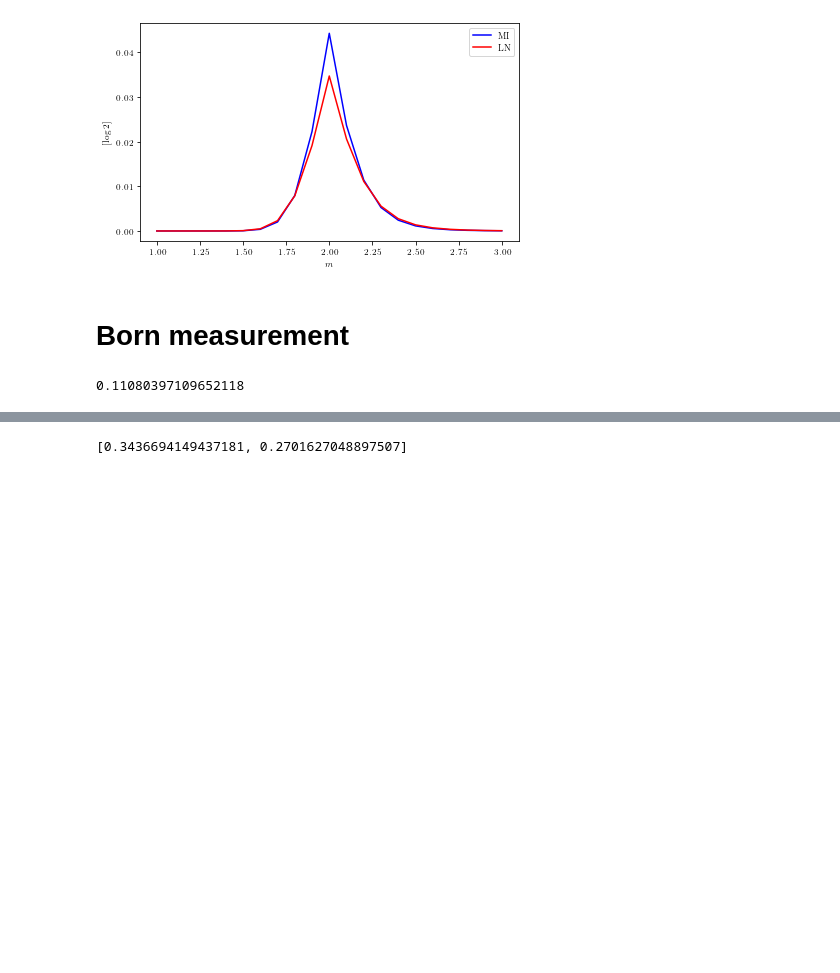
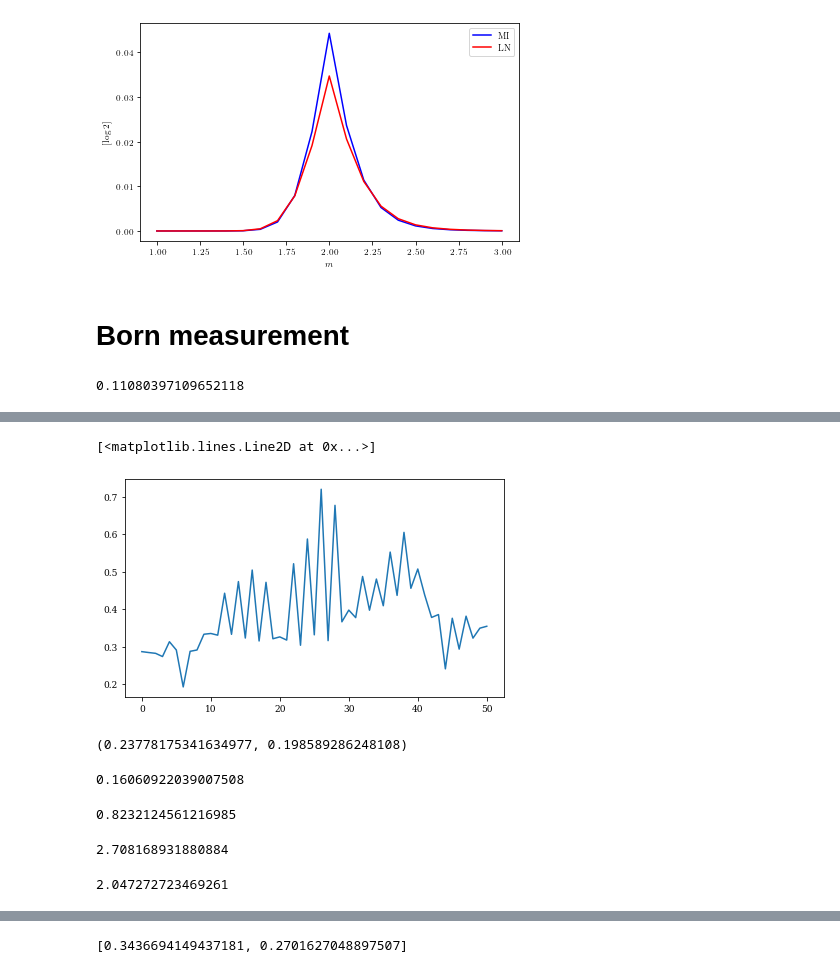
Before and after one commit to hainingpan/SPT, a Jupyter notebook: test_HOTI.ipynb, the cells around one changed output, grey strips where cells are left out. Drawn from its saved outputs; the diff is of its cells as text; code cells hidden in the pictures; blank space fills up the shorter version.

```diff
--- a/test_HOTI.ipynb
+++ b/test_HOTI.ipynb
@@ -641,7 +677,7 @@ subB=[np.arange(params.Lx//4)+params.Lx//2,np.arange(params.Ly//4)]
 # %% [output]
 0.11080397109652118
 # %%
-params=Params(m=-10,t=.5,l=.5,Delta=0.25,Lx=24,Ly=24,bcx=-1,bcy=-1)
+params=Params(m=10,t=.5,l=.5,Delta=0.25,Lx=24,Ly=24,bcx=-1,bcy=-1)
 # %%
 params.correlation_matrix()
 # %%
@@ -662,0 +738,7 @@ params.measure_all_Born(subAp,prob)
+# %%
+Lx=24
+Ly=24
+prob=[1,0]*(2*Lx//4*Ly//4)
+prob[0],prob[1]=prob[1],prob[0]
+prob[2],prob[3]=prob[3],prob[2]
+run((Lx,Ly,1,prob))
@@ -662,0 +747,20 @@ params.measure_all_Born(subAp,prob)
+# %%
+prob=[1,0]*(2*Lx//4*Ly//4)
+prob_list=[prob]
+prob1=copy(prob)
+for i in range(2*Lx//4*Ly//4):
+    prob1[2*i],prob1[2*i+1]=prob1[2*i+1],prob1[2*i]
+    prob2=copy(prob1)
+    prob_list.append(prob2)
+# %%
+Lx=20
+Ly=20
+inputs=[(Lx,Ly,1,prob) for prob in prob_list[:]]
+LN_samesite_list=np.zeros(len(prob_list))
+fn_samesite_list=np.zeros(len(prob_list))
+
+sync=rc[:].map_sync(run,inputs)
+for es_i,result in enumerate(sync):
+    LN=result
+    LN_samesite_list[es_i]=(LN)
+    # fn_samesite_list[es_i]=(fn)
@@ -662,0 +781,5 @@ params.measure_all_Born(subAp,prob)
+# %%
+plt.plot(LN_samesite_list/np.log(2))
+# %% [output]
+[<matplotlib.lines.Line2D at 0x...>]
+[figure, added]
@@ -662,0 +802,40 @@ params.measure_all_Born(subAp,prob)
+# %%
+Lx=20
+Ly=20
+prob=[1,0]*(2*Lx//4*Ly//4)
+
+run((Lx,Ly,1,prob,np.arange(Ly//4),np.arange(Ly//4),np.arange(Ly//4)))
+# %% [output]
+(0.23778175341634977, 0.198589286248108)
+# %%
+Lx=20
+Ly=20
+prob=[1,0]*(2*Lx//4*Ly//4)
+
+run((Lx,Ly,1,prob,np.arange(Ly//4),np.arange(Ly//4)+1,np.arange(Ly//4)))
+# %% [output]
+0.16060922039007508
+# %%
+Lx=20
+Ly=20
+prob=[1,0]*(2*Lx//4*Ly//2)
+
+run((Lx,Ly,1,prob,np.arange(Ly//2),np.arange(Ly//2),np.arange(Ly//2)))
+# %% [output]
+0.8232124561216985
+# %%
+Lx=20
+Ly=20
+prob=[1,0]*(2*Lx//4*Ly//1)
+
+run((Lx,Ly,1,prob,np.arange(Ly),np.arange(Ly),np.arange(Ly)))
+# %% [output]
+2.708168931880884
+# %%
+Lx=20
+Ly=20
+prob=[1,0]*(2*Lx//4*(Ly-1))
+
+run((Lx,Ly,1,prob,np.arange(Ly-1),np.arange(Ly-1),np.arange(Ly-1)))
+# %% [output]
+2.047272723469261
```
Also changed, not shown: parts of 21 cells of this notebook.
